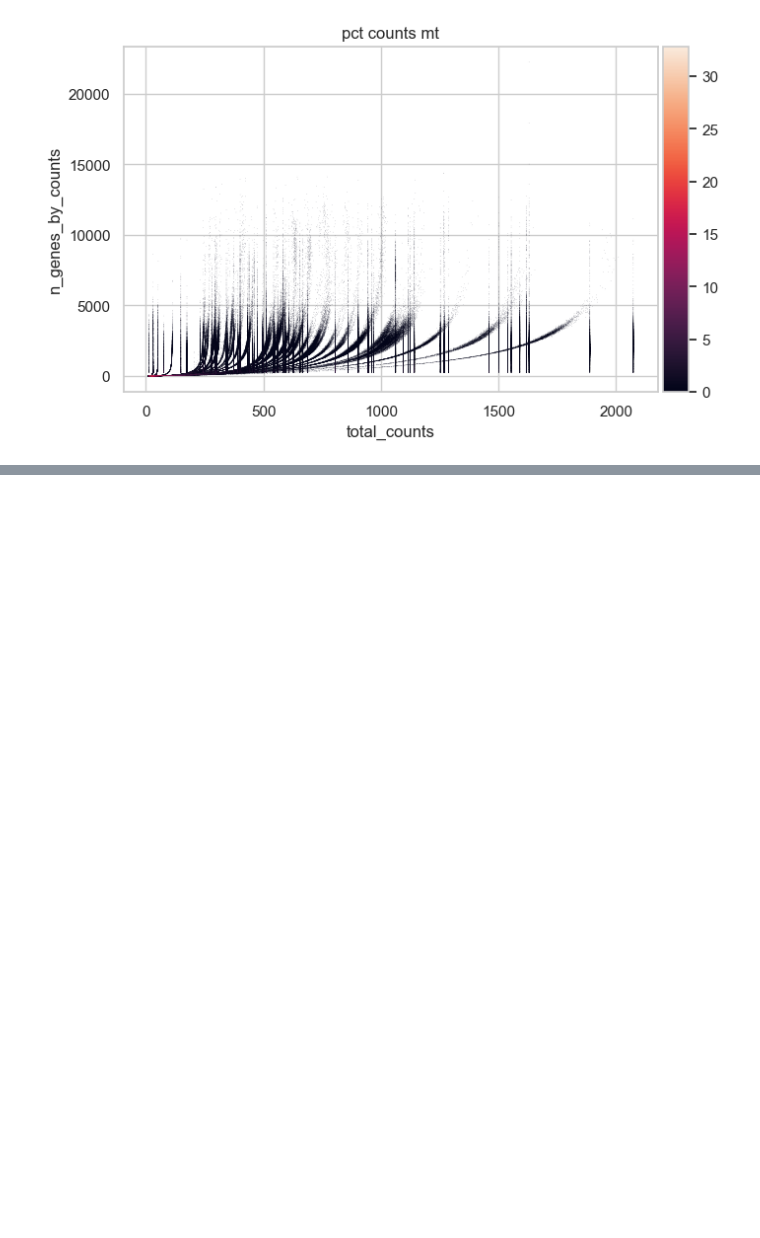
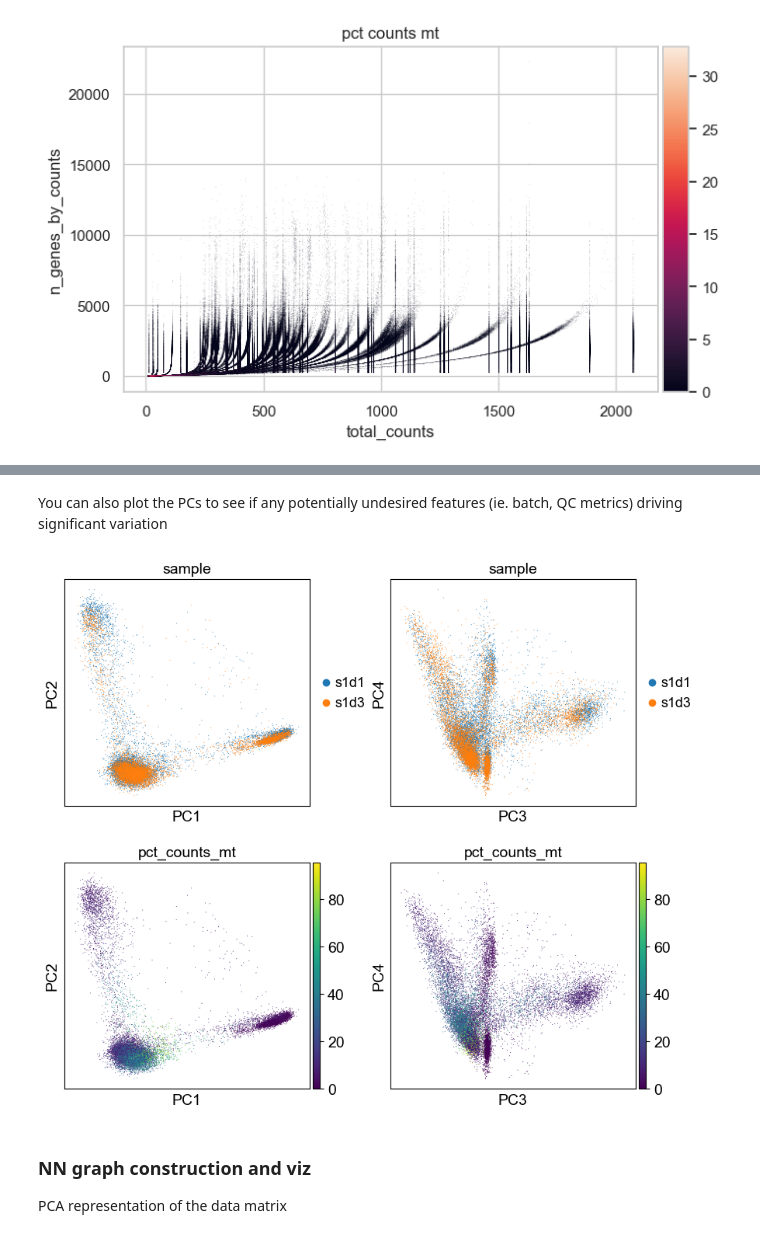
Before and after one commit to adamcatching/multiome-pipeline, a Jupyter notebook: src/0-EDA.ipynb, the cells around one changed output, grey strips where cells are left out. Drawn from its saved outputs; the diff is of its cells as text; code cells hidden in the pictures; blank space fills up the shorter version.

```diff
--- a/src/0-EDA.ipynb
+++ b/src/0-EDA.ipynb
@@ -399,0 +571,16 @@ sc.pl.scatter(
+# %% [markdown]
+You can also plot the PCs to see if any potentially undesired features (ie. batch, QC metrics) driving significant variation
+# %%
+sc.pl.pca(
+    adata,
+    color = ["sample", "sample", "pct_counts_mt", "pct_counts_mt"],
+    dimensions = [(0, 1), (2, 3), (0, 1), (2, 3)],
+    ncols = 2,
+    size = 2,
+)
+# %% [output]
+[figure, added]
+# %% [markdown]
+### NN graph construction and viz
+
+PCA representation of the data matrix
```
Also changed, not shown: parts of 41 cells of this notebook, 1 other file.
